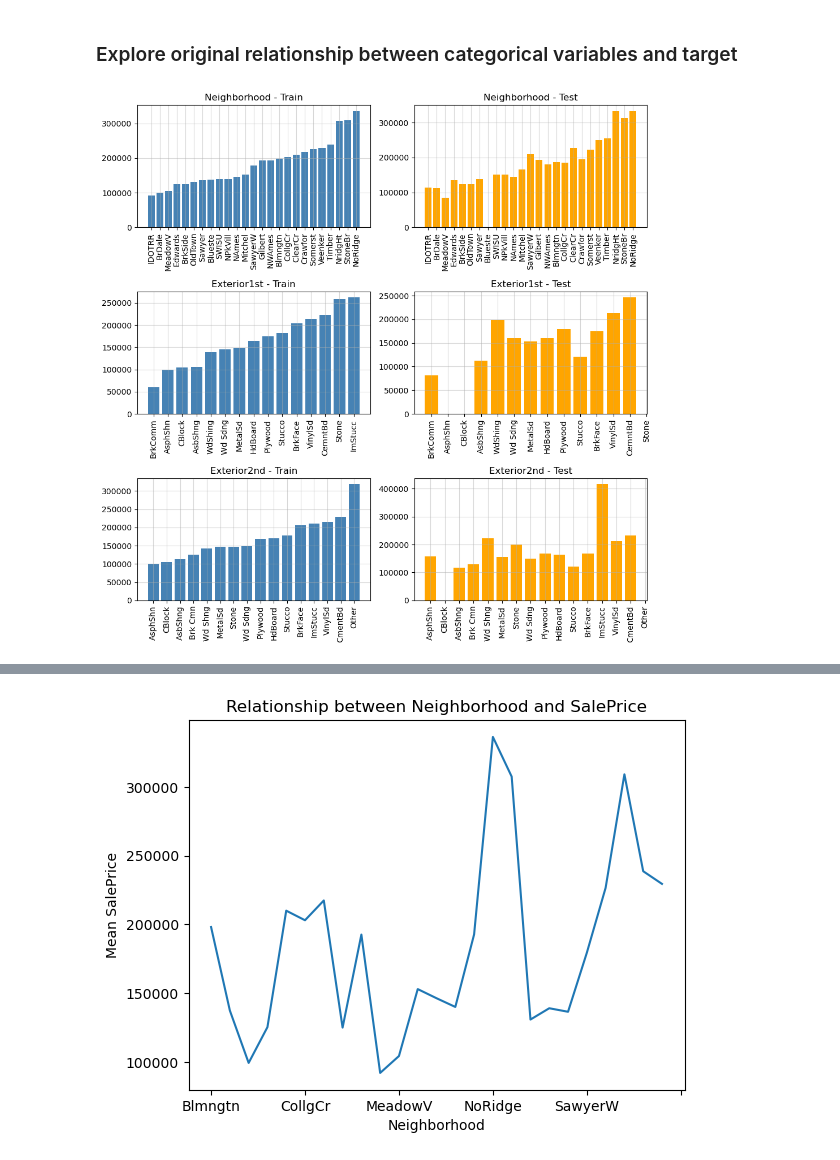
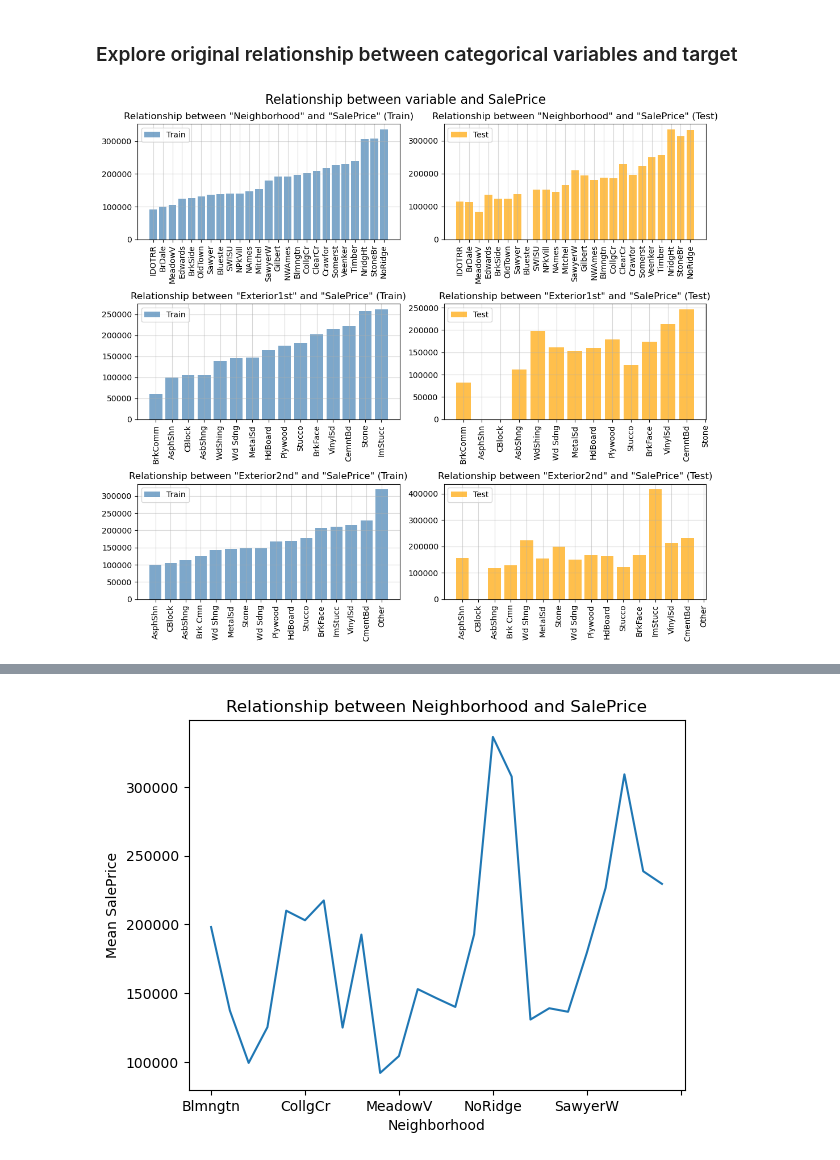
Before and after one commit to omdgit/feature-engineering-for-machine-learning, a Jupyter notebook: Section-09-Categorical-Encoding-Monotonic/01-pandas/01-Ordered-Ordinal-Encoding.ipynb, the cells around one changed output, grey strips where cells are left out. Drawn from its saved outputs; the diff is of its cells as text; code cells hidden in the pictures.

```diff
--- a/Section-09-Categorical-Encoding-Monotonic/01-pandas/01-Ordered-Ordinal-Encoding.ipynb
+++ b/Section-09-Categorical-Encoding-Monotonic/01-pandas/01-Ordered-Ordinal-Encoding.ipynb
@@ -161,36 +161,43 @@ class CustomEncoding(BaseEstimator, TransformerMixin):
         return self.fit(X, y).transform(X)
 # %%
 # omd
+
 train = X_train.copy()
 test = X_test.copy()
-oe = CustomEncoding(variables=["Neighborhood", "Exterior1st", "Exterior2nd"], encoding='ordinal')
-train = oe.fit_transform(train, y_train)
-test = oe.transform(test)
+ce = CustomEncoding(variables=["Neighborhood", "Exterior1st", "Exterior2nd"], encoding='ordinal')
+train = ce.fit_transform(train, y_train)
+test = ce.transform(test)
 # %%
 # omd
-j = 0
-plt.figure(figsize=(10, 10))
+
+# Create a figure and subplots
+fig, axes = plt.subplots(nrows=3, ncols=2, figsize=(11, 10))
+
+# Set common title
+fig.suptitle('Relationship between variable and SalePrice', fontsize=16)
+
+# Iterate through variables
 for i, var in enumerate(["Neighborhood", "Exterior1st", "Exterior2nd"]):
-    # create resuls dataset for train and test
+    # create results dataset for train and test
     t1 = y_train.groupby(train[var]).mean().to_frame()
     t2 = y_test.groupby(test[var]).mean()
-    t3 = pd.merge(left=t1, right=t2, left_index=True, right_index=True, how='left')  # will ensure that train & test have the same number of categories per variable
+    t3 = pd.merge(left=t1, right=t2, left_index=True, right_index=True, how='outer')  # will ensure that train & test have the same number of categories per variable
 
-    j += 1
-    plt.subplot(3,2,j)
-    plt.bar(x=oe.categories[i], height=t3['SalePrice_x'], label='Train', color='steelblue')
-    plt.xticks(rotation=90)
-    # plt.legend(loc='upper left')
-    plt.title(f'{var} - Train')
-    plt.grid(True, alpha=0.5)
+    # Plot train data
+    axes[i, 0].bar(x=list(ce.categories[i]), height=t3['SalePrice_x'], label='Train', color='steelblue', alpha=0.7)
+    axes[i, 0].set_title(f'Relationship between "{var}" and "SalePrice" (Train)')
+    axes[i, 0].legend(loc='upper left')
+    axes[i, 0].tick_params(axis='x', rotation=90)
+    axes[i, 0].grid(True, alpha=0.5)
 
-    j += 1
-    plt.subplot(3,2,j)
-    plt.bar(x=oe.categories[i], height=t3['SalePrice_y'], label='Test', color='orange')
-    plt.xticks(rotation=90)
-    # plt.legend(loc='upper left')
-    plt.title(f'{var} - Test')
-    plt.grid(True, alpha=0.5)
-    plt.tight_layout()
+    # Plot test data
+    axes[i, 1].bar(x=list(ce.categories[i]), height=t3['SalePrice_y'], label='Test', color='orange', alpha=0.7)
+    axes[i, 1].set_title(f'Relationship between "{var}" and "SalePrice" (Test)')
+    axes[i, 1].legend(loc='upper left')
+    axes[i, 1].tick_params(axis='x', rotation=90)
+    axes[i, 1].grid(True, alpha=0.5)
+
+plt.tight_layout()
+plt.show()
 # %% [output]
-[figure, old version]
+[figure, new version]
```
Also changed, not shown: parts of 5 cells of this notebook.
